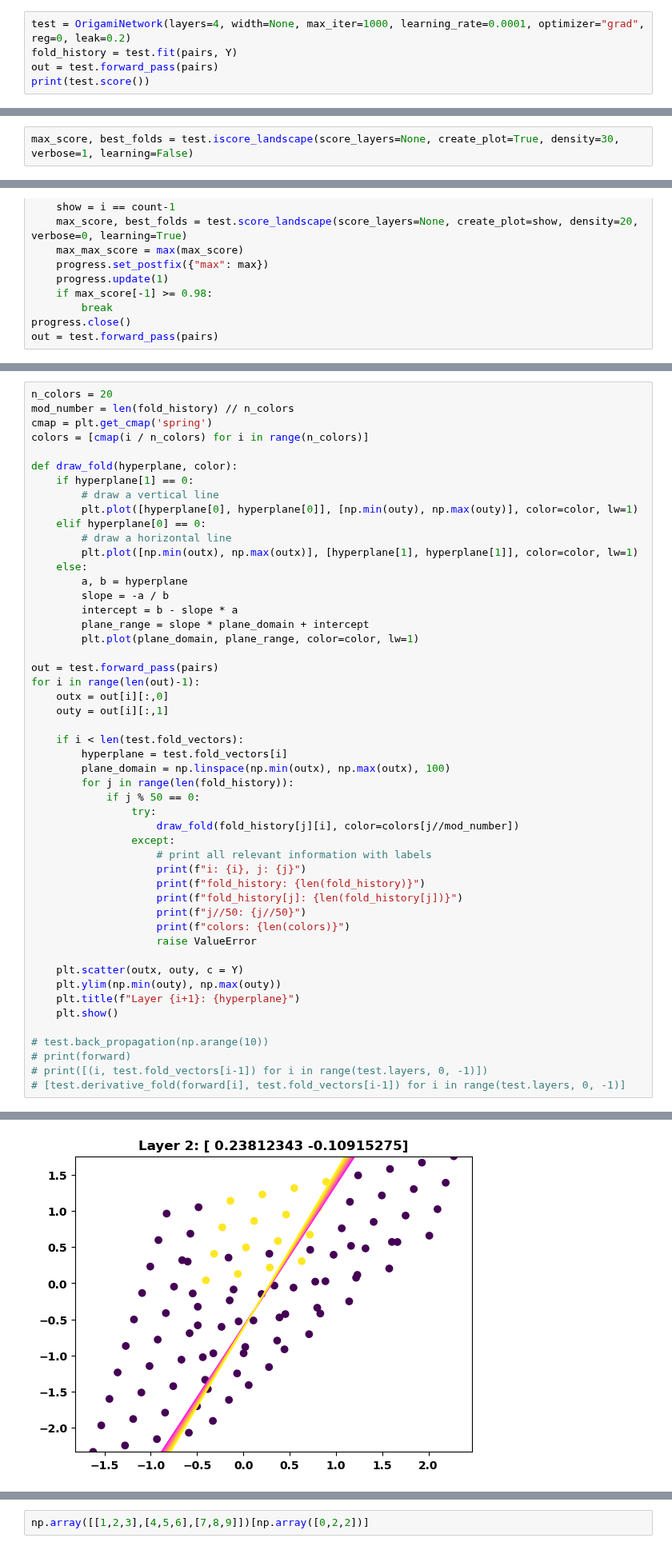
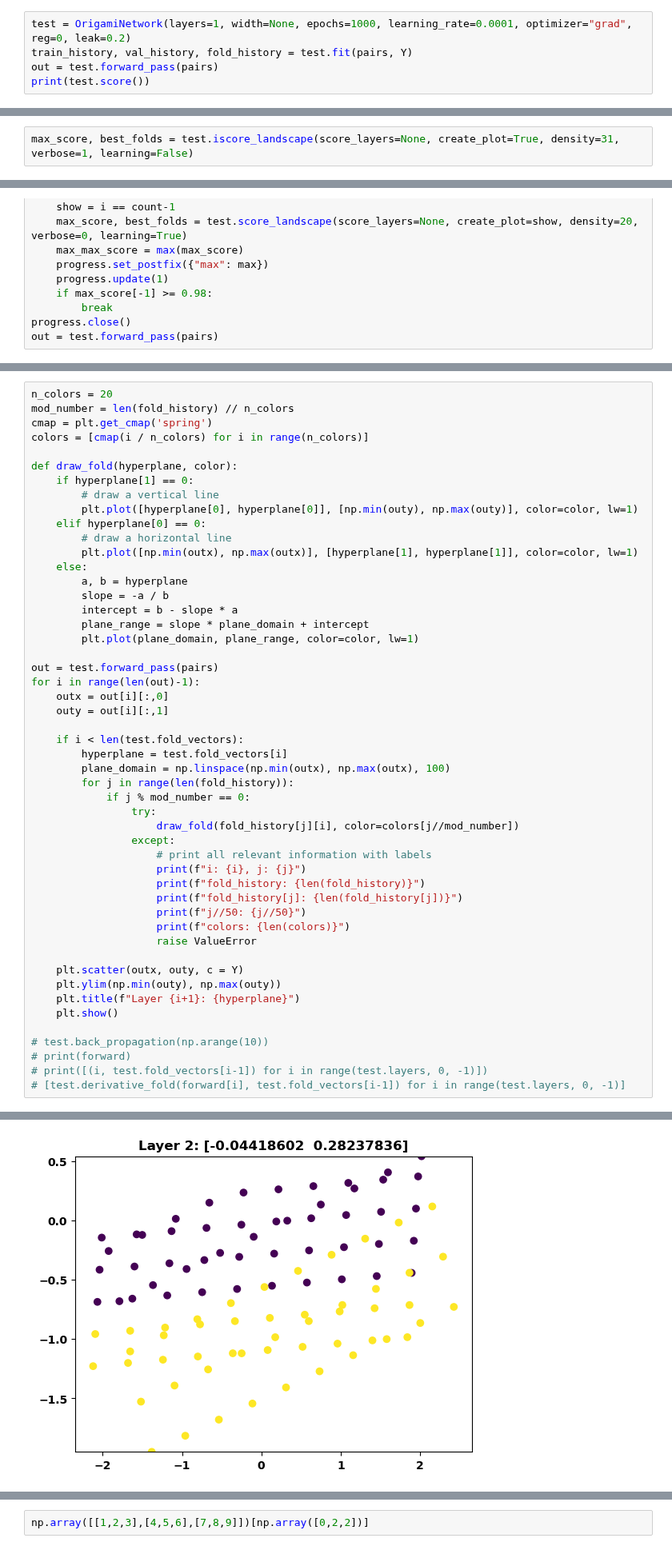
Before and after one commit to binDebug3/FoldAndCutNetworks, a Jupyter notebook: dallin.ipynb, the cells around one changed output, grey strips where cells are left out. Shown at 80% size. Drawn from its saved outputs; the diff is of its cells as text.

Commit message:
test helper functions

```diff
--- a/dallin.ipynb
+++ b/dallin.ipynb
@@ -99,6 +146,6 @@ plt.scatter(pairs[:,0], pairs[:,1], c=Y)
 # %%
-test = OrigamiNetwork(layers=4, width=None, max_iter=1000, learning_rate=0.0001, optimizer="grad", reg=0, leak=0.2)
-fold_history = test.fit(pairs, Y)
+test = OrigamiNetwork(layers=1, width=None, epochs=1000, learning_rate=0.0001, optimizer="grad", reg=0, leak=0.2)
+train_history, val_history, fold_history = test.fit(pairs, Y)
 out = test.forward_pass(pairs)
 print(test.score())
 # %% [output]
@@ -123,5 +170,5 @@ plt.scatter(out[-2][:,0], out[-2][:,1], c=Y)
 # %%
-max_score, best_folds = test.iscore_landscape(score_layers=None, create_plot=True, density=30, verbose=1, learning=False)
+max_score, best_folds = test.iscore_landscape(score_layers=None, create_plot=True, density=31, verbose=1, learning=False)
 # %%
 count = 10
 progress = tqdm(total=count, desc="Training via Grid Search")
@@ -173,7 +224,7 @@ for i in range(len(out)-1):
         hyperplane = test.fold_vectors[i]
         plane_domain = np.linspace(np.min(outx), np.max(outx), 100)
         for j in range(len(fold_history)):
-            if j % 50 == 0:
+            if j % mod_number == 0:
                 try:
                     draw_fold(fold_history[j][i], color=colors[j//mod_number])
                 except:
@@ -199 +250 @@ for i in range(len(out)-1):
-[figure, old version]
+[figure, new version]
```
Also changed, not shown: parts of 5 cells of this notebook, 7 other files.
